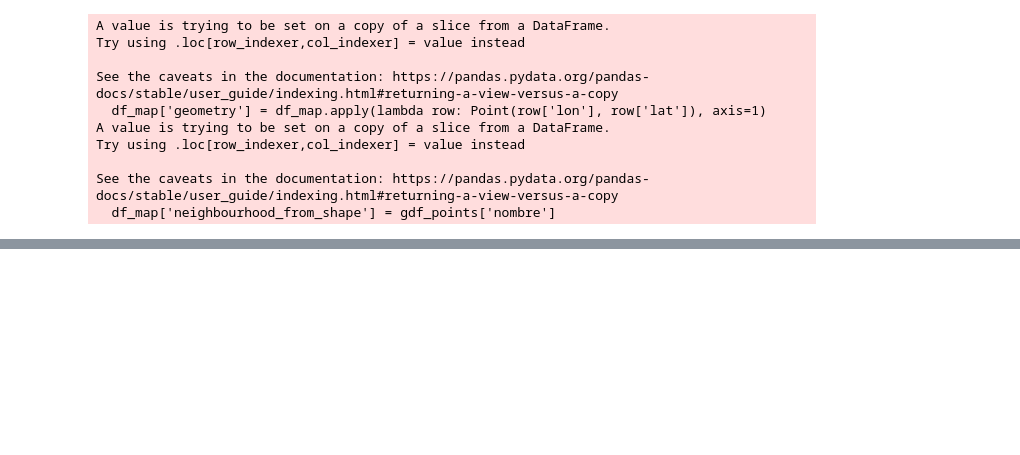
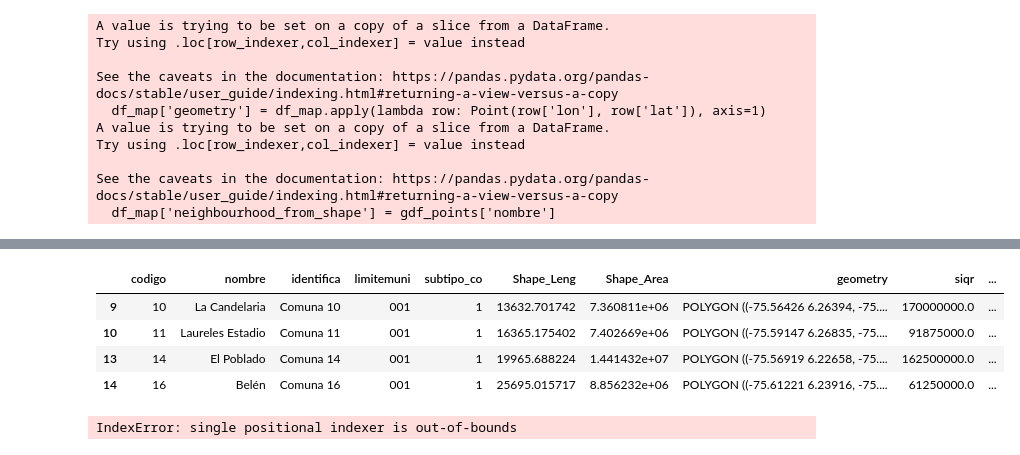
Before and after one commit to AldeaAI/Scraping, a Jupyter notebook: notebooks/MAW/Visualisations/new_Visualisation_AveragePrice.ipynb, the cells around one changed output, grey strips where cells are left out. Drawn from its saved outputs; the diff is of its cells as text; code cells hidden in the pictures; blank space fills up the shorter version.

```diff
--- a/notebooks/MAW/Visualisations/new_Visualisation_AveragePrice.ipynb
+++ b/notebooks/MAW/Visualisations/new_Visualisation_AveragePrice.ipynb
@@ -178,0 +205,15 @@ plt.show()
+# %%
+gdf_4326_valid
+# %% [output]
+|  | codigo | nombre | identifica | limitemuni | subtipo_co | Shape_Leng | Shape_Area | geometry | siqr | ... |
+| 9 | 10 | La Candelaria | Comuna 10 | 001 | 1 | 13632.701742 | 7.360811e+06 | POLYGON ((-75.56426 6.26394, -75.... | 170000000.0 | ... |
+| 10 | 11 | Laureles Estadio | Comuna 11 | 001 | 1 | 16365.175402 | 7.402669e+06 | POLYGON ((-75.59147 6.26835, -75.... | 91875000.0 | ... |
+| 13 | 14 | El Poblado | Comuna 14 | 001 | 1 | 19965.688224 | 1.441432e+07 | POLYGON ((-75.56919 6.22658, -75.... | 162500000.0 | ... |
+| 14 | 16 | Belén | Comuna 16 | 001 | 1 | 25695.015717 | 8.856232e+06 | POLYGON ((-75.61221 6.23916, -75.... | 61250000.0 | ... |
+# %%
+tmp_to_plot = df_map[(df_map['neighbourhood_from_shape'] == 'La Candelaria') & (df_map['salePrice'] > 1e9)]
+print(tmp_to_plot.iloc[1]['link'])
+print(tmp_to_plot.iloc[0]['link'])
+tmp_to_plot[['neighborhood',	'commonNeighborhood', 'neighbourhood_from_shape']]
+# %% [output]
+IndexError: single positional indexer is out-of-bounds
```
Also changed, not shown: parts of 8 cells of this notebook.
